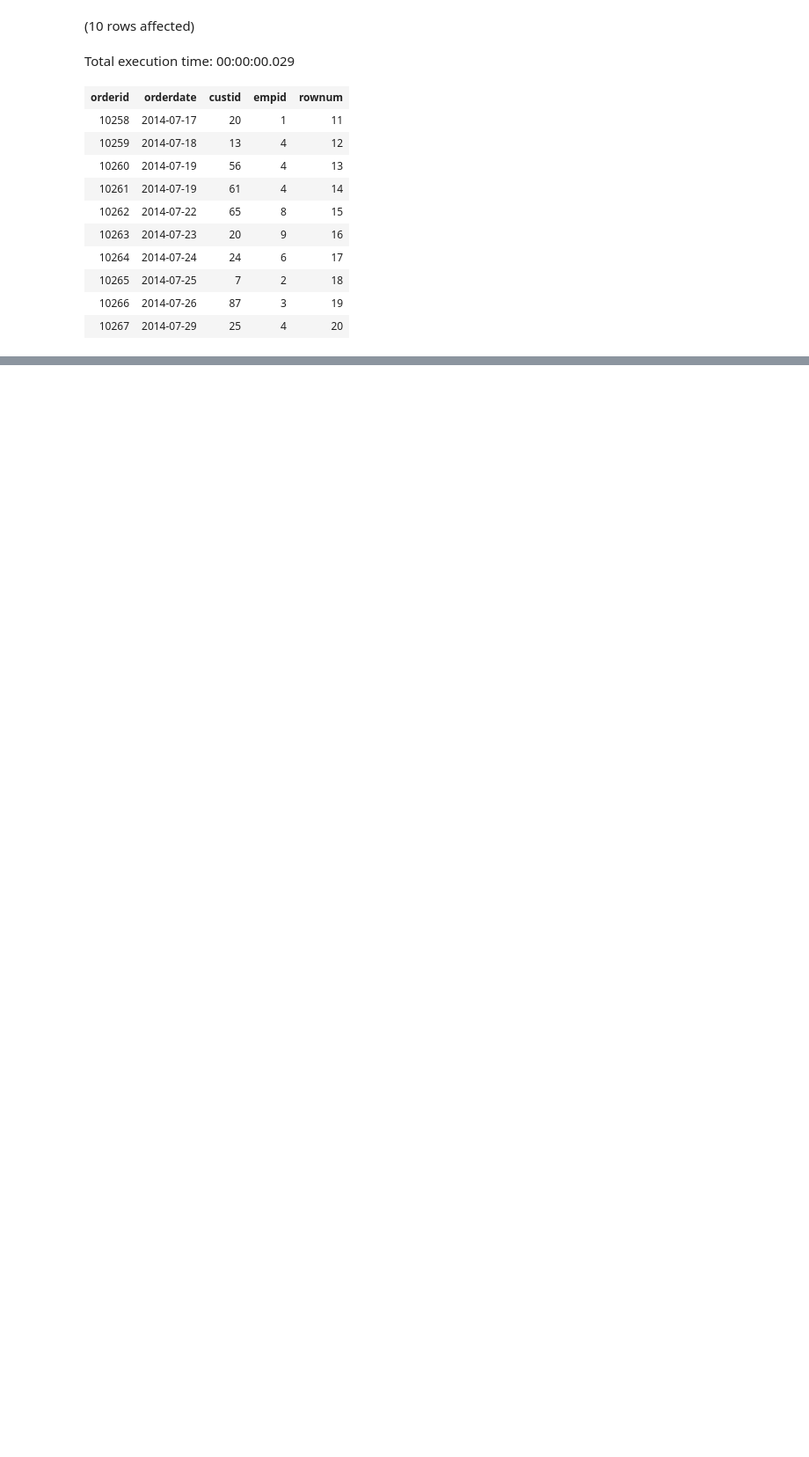
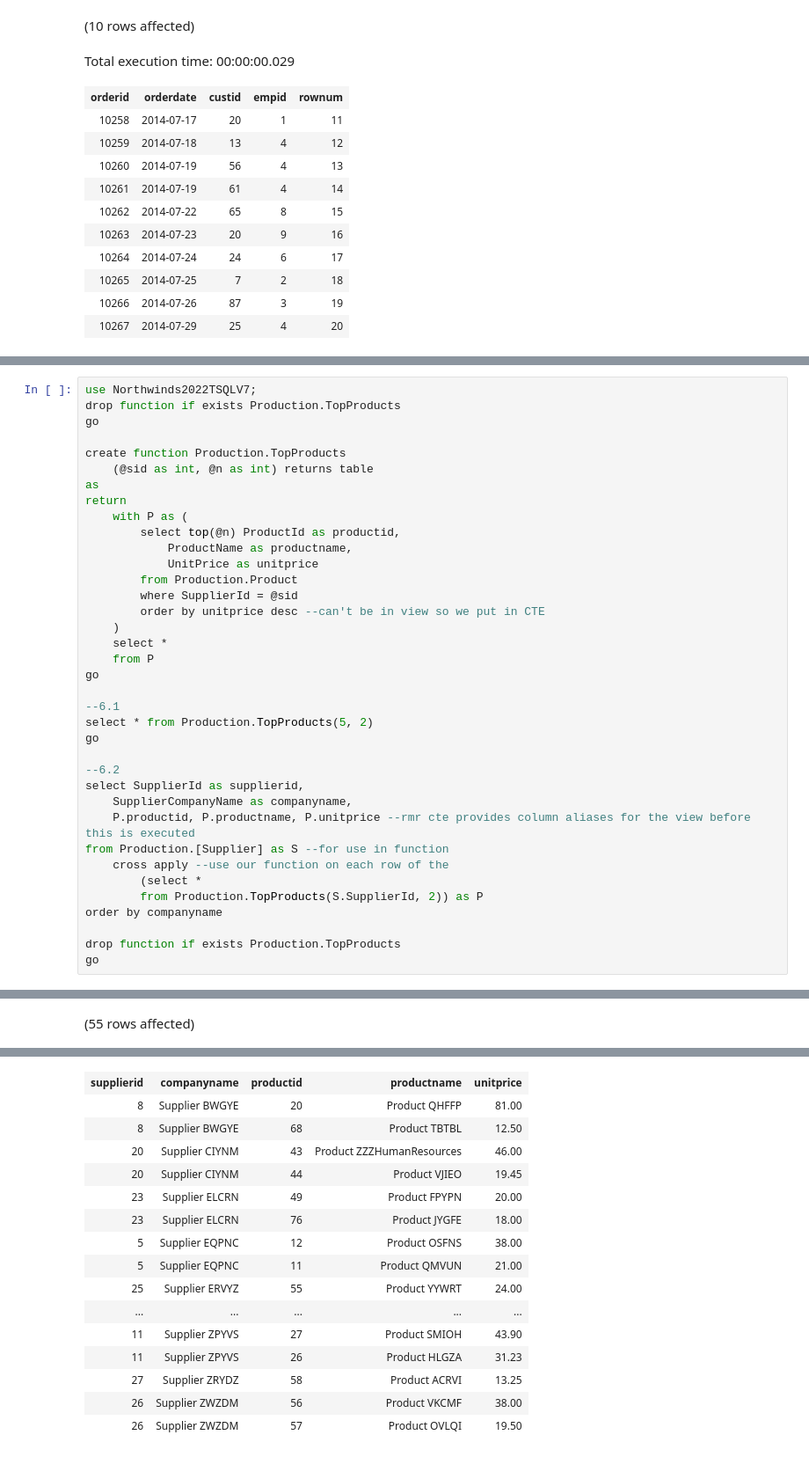
Before and after one commit to ryanmohamed/tsql_hw3, a Jupyter notebook: chapter5_exercises.ipynb, the cells around one changed output, grey strips where cells are left out. Shown at 88% size. Drawn from its saved outputs; the diff is of its cells as text; blank space fills up the shorter version.

```diff
--- a/chapter5_exercises.ipynb
+++ b/chapter5_exercises.ipynb
@@ -216,0 +326,38 @@ Total execution time: 00:00:00.029
+# %%
+use Northwinds2022TSQLV7;
+drop function if exists Production.TopProducts
+go
+
+create function Production.TopProducts
+    (@sid as int, @n as int) returns table
+as
+return
+    with P as (
+        select top(@n) ProductId as productid,
+            ProductName as productname,
+            UnitPrice as unitprice
+        from Production.Product
+        where SupplierId = @sid
+        order by unitprice desc --can't be in view so we put in CTE
+    )
+    select *
+    from P
+go
+
+--6.1
+select * from Production.TopProducts(5, 2)
+go
+
+--6.2
+select SupplierId as supplierid,
+    SupplierCompanyName as companyname,
+    P.productid, P.productname, P.unitprice --rmr cte provides column aliases for the view before this is executed
+from Production.[Supplier] as S --for use in function
+    cross apply --use our function on each row of the
+        (select *
+        from Production.TopProducts(S.SupplierId, 2)) as P
+order by companyname
+
+drop function if exists Production.TopProducts
+go
+# %% [output]
@@ -216,0 +367 @@ Total execution time: 00:00:00.029
+(55 rows affected)
@@ -216,0 +372,16 @@ Total execution time: 00:00:00.029
+| supplierid | companyname | productid | productname | unitprice |
+| 8 | Supplier BWGYE | 20 | Product QHFFP | 81.00 |
+| 8 | Supplier BWGYE | 68 | Product TBTBL | 12.50 |
+| 20 | Supplier CIYNM | 43 | Product ZZZHumanResources | 46.00 |
+| 20 | Supplier CIYNM | 44 | Product VJIEO | 19.45 |
+| 23 | Supplier ELCRN | 49 | Product FPYPN | 20.00 |
+| 23 | Supplier ELCRN | 76 | Product JYGFE | 18.00 |
+| 5 | Supplier EQPNC | 12 | Product OSFNS | 38.00 |
+| 5 | Supplier EQPNC | 11 | Product QMVUN | 21.00 |
+| 25 | Supplier ERVYZ | 55 | Product YYWRT | 24.00 |
+| ... | ... | ... | ... | ... |
+| 11 | Supplier ZPYVS | 27 | Product SMIOH | 43.90 |
+| 11 | Supplier ZPYVS | 26 | Product HLGZA | 31.23 |
+| 27 | Supplier ZRYDZ | 58 | Product ACRVI | 13.25 |
+| 26 | Supplier ZWZDM | 56 | Product VKCMF | 38.00 |
+| 26 | Supplier ZWZDM | 57 | Product OVLQI | 19.50 |
```
Also changed, not shown: parts of 8 cells of this notebook, 1 other file.
